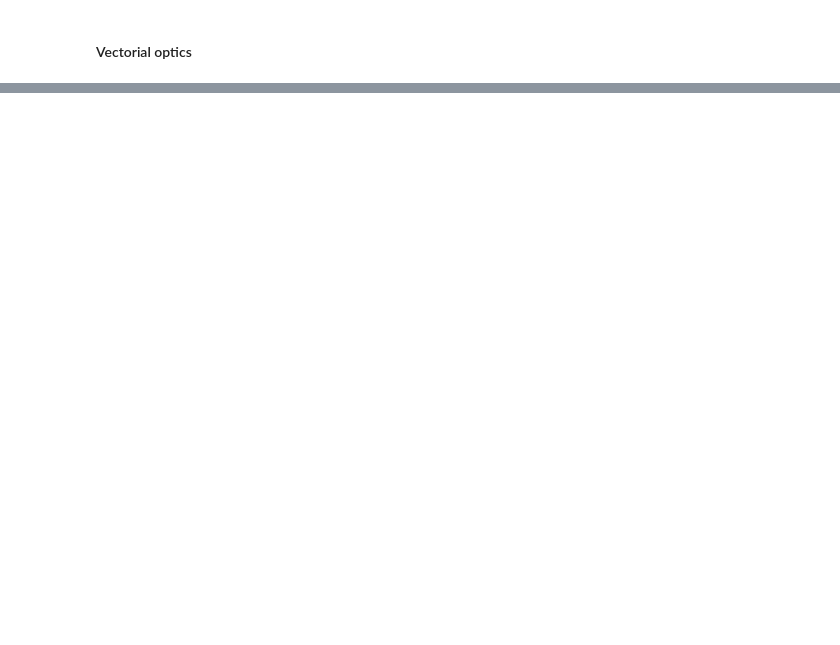
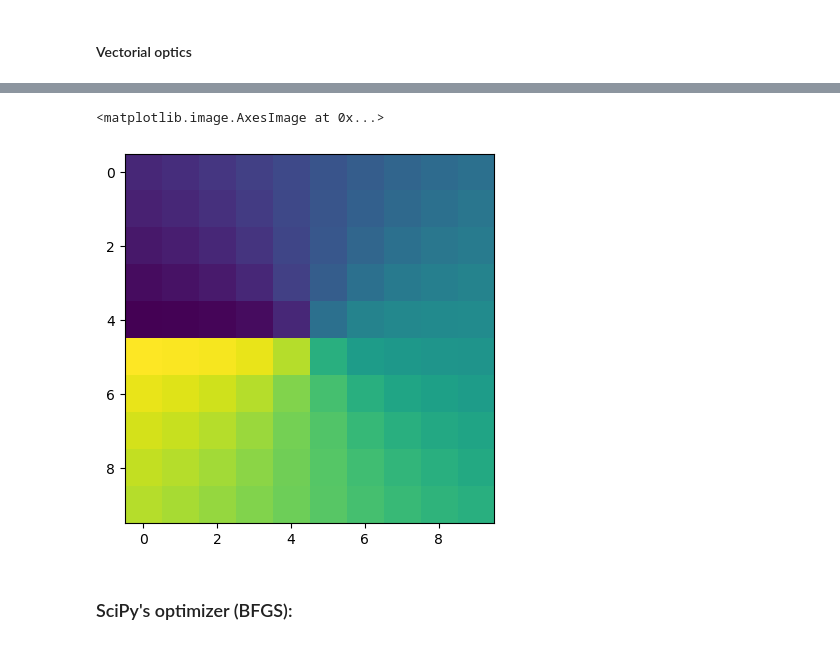
Before and after one commit to artificial-scientist-lab/XLuminA, a Jupyter notebook: xlumina/test_diffractio_vs_xlumina.ipynb, the cells around one changed output, grey strips where cells are left out. Cells and saved outputs as stored; diff of their text form; code cells hidden in the pictures; blank space fills up the shorter version.

```diff
--- a/xlumina/test_diffractio_vs_xlumina.ipynb
+++ b/xlumina/test_diffractio_vs_xlumina.ipynb
@@ -50,0 +193,74 @@ print("Time taken for VCZT propagation - in seconds", time.perf_counter() - tic)
+# %%
+# Setup and loss function:
+def setup(gb, parameters):
+    gb_modulated, _ = SLM(gb, parameters, gb.x.shape[0])
+    return gb_modulated
+
+def mse_phase(input_light, target_light):
+    return jnp.sum((jnp.angle(input_light.field) - jnp.angle(target_light.field)) ** 2) / computational_window_size**2
+
+def loss(parameters):
+    out = setup(gb, parameters)
+    loss_val = mse_phase(out, gb_gt)
+    return loss_val
+# %%
+import jax
+from jax import grad, jit
+from jax.example_libraries import optimizers
+
+# Print device info (GPU or CPU)
+print(jax.devices(), flush=True)
+
+# Define the update:
+@jit
+def update(step_index, optimizer_state):
+    # define single update step
+    parameters = get_params(optimizer_state)
+    # Call the loss function and compute the gradients
+    computed_loss = loss_value(parameters)
+    computed_gradients = grad(loss_value, allow_int=True)(parameters)
+
+    return opt_update(step_index, computed_gradients, optimizer_state), computed_loss, computed_gradients
+
+# Define the loss function and compute its gradients:
+loss_value = jit(loss)
+
+# Optimizer settings
+STEP_SIZE = 0.01
+num_iterations = 50000
+n_best = 50
+best_loss = 1e10
+best_params = None
+best_step = 0
+
+# Init parameters:
+init_params = jnp.array([np.random.uniform(-jnp.pi, jnp.pi, (computational_window_size,computational_window_size))], dtype=jnp.float64)
+
+# Define the optimizer and initialize it
+opt_init, opt_update, get_params = optimizers.adam(STEP_SIZE)
+opt_state = opt_init(init_params)
+
+print('Starting Optimization', flush=True)
+tic = time.perf_counter()
+
+# Optimize in a loop
+for step in range(num_iterations):
+
+    opt_state, loss_value, gradients = update(step, opt_state)
+
+    if loss_value < best_loss:
+        best_loss = loss_value
+        best_params = get_params(opt_state)
+        best_step = step
+
+    # Stopping criteria:
+    if step % 100 == 0:
+        if step - best_step > n_best:
+            print(f'Stopping criterion: no improvement in loss value for {n_best} steps')
+            break
+
+print(f'Best loss: {best_loss} at step {best_step}; actual step {step}')
+print("Time taken to optimize one sample - in seconds", time.perf_counter() - tic)
+
+plt.imshow(best_params[0])
+# %% [output]
@@ -50,0 +272,4 @@ print("Time taken for VCZT propagation - in seconds", time.perf_counter() - tic)
+<matplotlib.image.AxesImage at 0x...>
+[figure, added]
+# %% [markdown]
+### SciPy's optimizer (BFGS):
```
Also changed, not shown: parts of 20 cells of this notebook.
